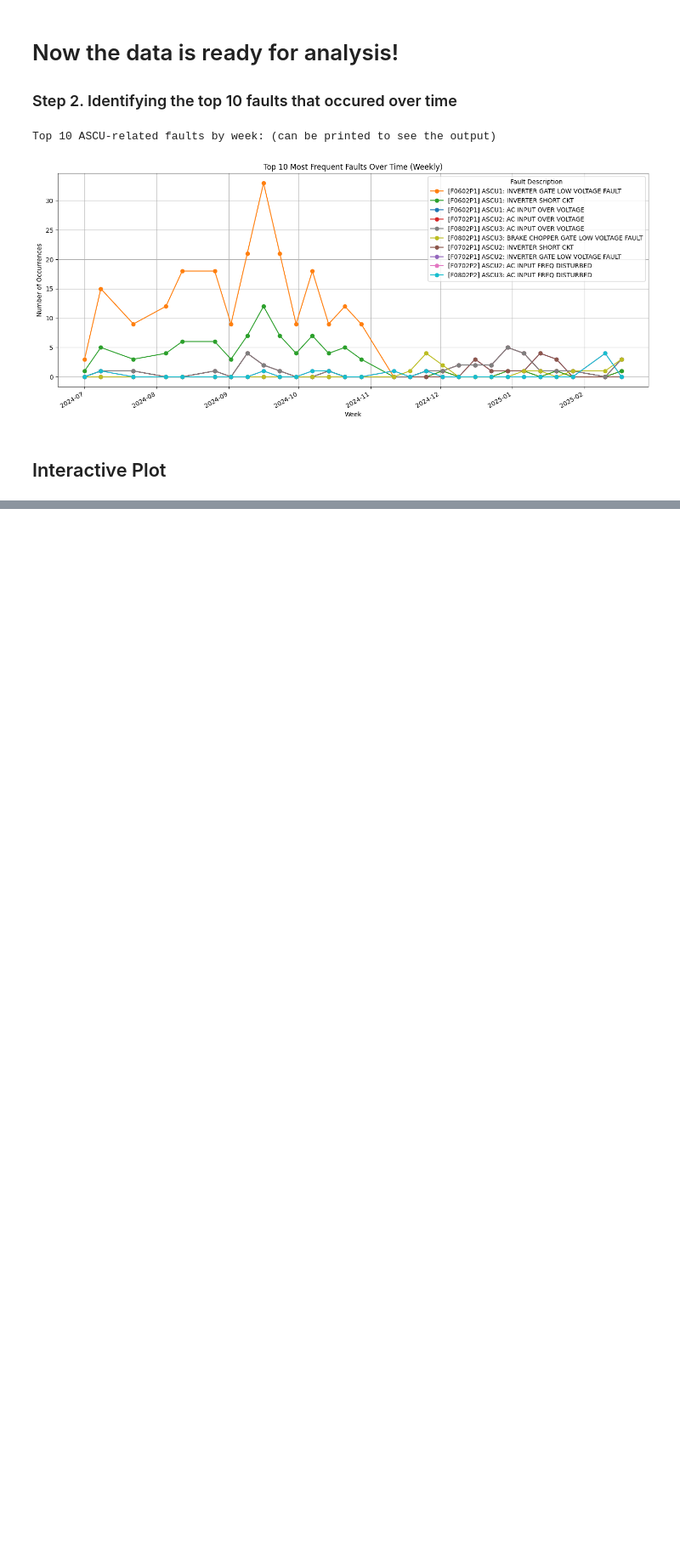
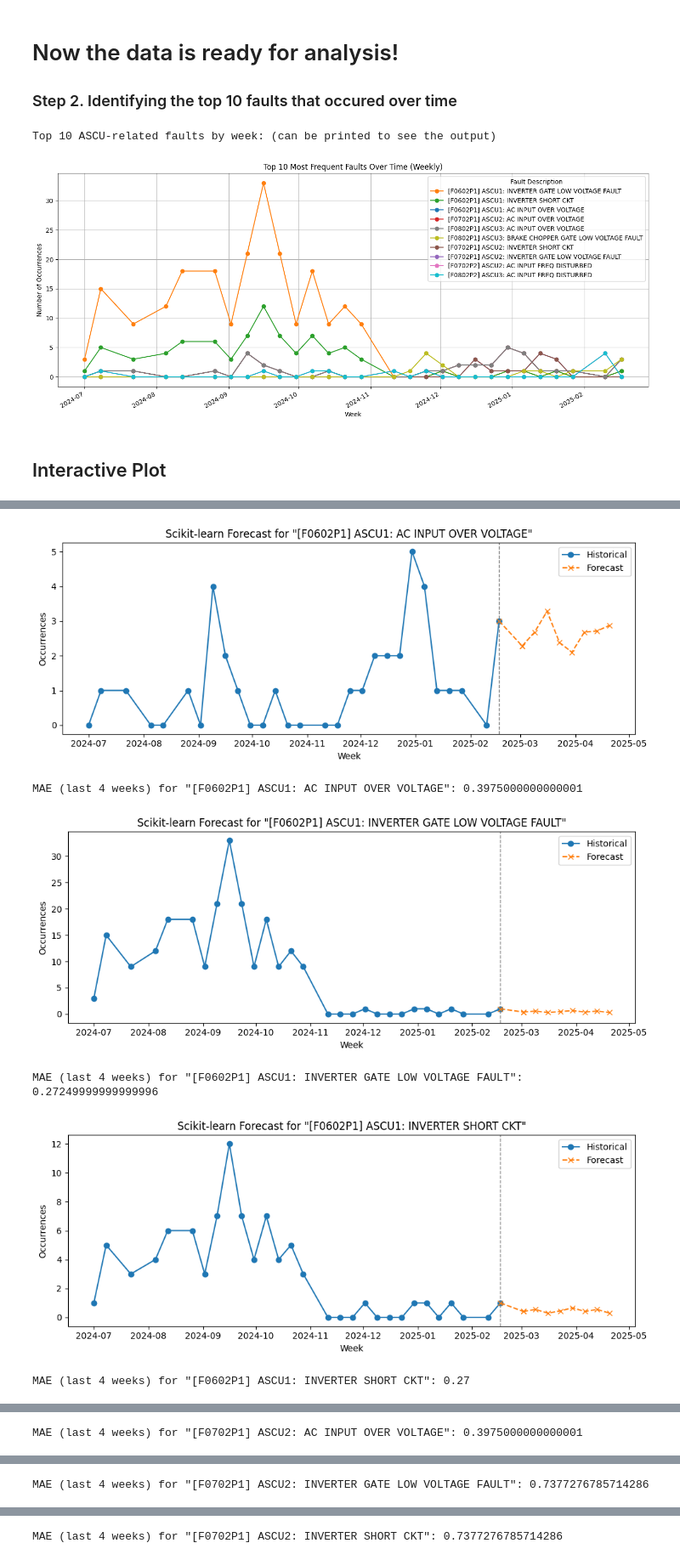
Before and after one commit to jasurlive/THESIS_WSU, a Jupyter notebook: final.ipynb, the cells around one changed output, grey strips where cells are left out. Shown at 85% size. Cells and saved outputs as stored; diff of their text form; code cells hidden in the pictures; blank space fills up the shorter version.

Commit message:
step 3.2: scikit method added

```diff
--- a/final.ipynb
+++ b/final.ipynb
@@ -128,0 +131,70 @@ for fault in top10.sum().sort_values(ascending=False).index:
+# %%
+# Forecasting using scikit-learn's RandomForestRegressor for each top 10 fault
+
+from sklearn.ensemble import RandomForestRegressor
+from sklearn.metrics import mean_absolute_error
+import numpy as np
+import matplotlib.pyplot as plt
+
+window = 6  # Number of weeks to use for prediction
+forecast_horizon = 8  # Number of weeks to forecast
+
+for fault in top10.columns:
+    y = top10[fault].values
+    X, y_target = [], []
+    for i in range(len(y) - window):
+        X.append(y[i : i + window])
+        y_target.append(y[i + window])
+    X, y_target = np.array(X), np.array(y_target)
+    if len(X) == 0:
+        continue  # Not enough data
+
+    model = RandomForestRegressor(n_estimators=100, random_state=42)
+    model.fit(X, y_target)
+
+    # Forecast future
+    last_window = y[-window:]
+    preds = []
+    window_vals = last_window.copy()
+    for _ in range(forecast_horizon):
+        pred = model.predict(window_vals.reshape(1, -1))[0]
+        preds.append(pred)
+        window_vals = np.roll(window_vals, -1)
+        window_vals[-1] = pred
+
+    # Prepare plot
+    plt.figure(figsize=(10, 4))
+    # Plot historical data
+    plt.plot(top10.index, y, marker="o", label="Historical", color="tab:blue")
+    # Prepare forecast index
+    forecast_index = pd.date_range(top10.index[-1], periods=forecast_horizon+1, freq="W")[1:]
+    # Connect last historical point to first forecast point
+    plt.plot(
+        [top10.index[-1], forecast_index[0]],
+        [y[-1], preds[0]],
+        color="tab:orange",
+        linestyle="--",
+        marker="x"
+    )
+    # Plot forecasted data (connected)
+    plt.plot(forecast_index, preds, marker="x", linestyle="--", color="tab:orange", label="Forecast")
+    # Draw a horizontal dashed line at the transition
+    plt.axvline(x=top10.index[-1], color="gray", linestyle="dashed", linewidth=1)
+    plt.title(f'Scikit-learn Forecast for "{fault}"')
+    plt.xlabel("Week")
+    plt.ylabel("Occurrences")
+    plt.legend()
+    plt.tight_layout()
+    plt.show()
+
+    # Optionally print MAE on last 4 points
+    if len(y_target) > 4:
+        y_pred = model.predict(X[-4:])
+        print(f'MAE (last 4 weeks) for "{fault}":', mean_absolute_error(y_target[-4:], y_pred))
+# %% [output]
+[figure, added]
+MAE (last 4 weeks) for "[F0602P1] ASCU1: AC INPUT OVER VOLTAGE": 0.3975000000000001
+[figure, added]
+MAE (last 4 weeks) for "[F0602P1] ASCU1: INVERTER GATE LOW VOLTAGE FAULT": 0.27249999999999996
+[figure, added]
+MAE (last 4 weeks) for "[F0602P1] ASCU1: INVERTER SHORT CKT": 0.27
@@ -128,0 +202 @@ for fault in top10.sum().sort_values(ascending=False).index:
+MAE (last 4 weeks) for "[F0702P1] ASCU2: AC INPUT OVER VOLTAGE": 0.3975000000000001
@@ -128,0 +204 @@ for fault in top10.sum().sort_values(ascending=False).index:
+MAE (last 4 weeks) for "[F0702P1] ASCU2: INVERTER GATE LOW VOLTAGE FAULT": 0.7377276785714286
@@ -128,0 +206 @@ for fault in top10.sum().sort_values(ascending=False).index:
+MAE (last 4 weeks) for "[F0702P1] ASCU2: INVERTER SHORT CKT": 0.7377276785714286
```
Also changed, not shown: parts of 5 cells of this notebook.
